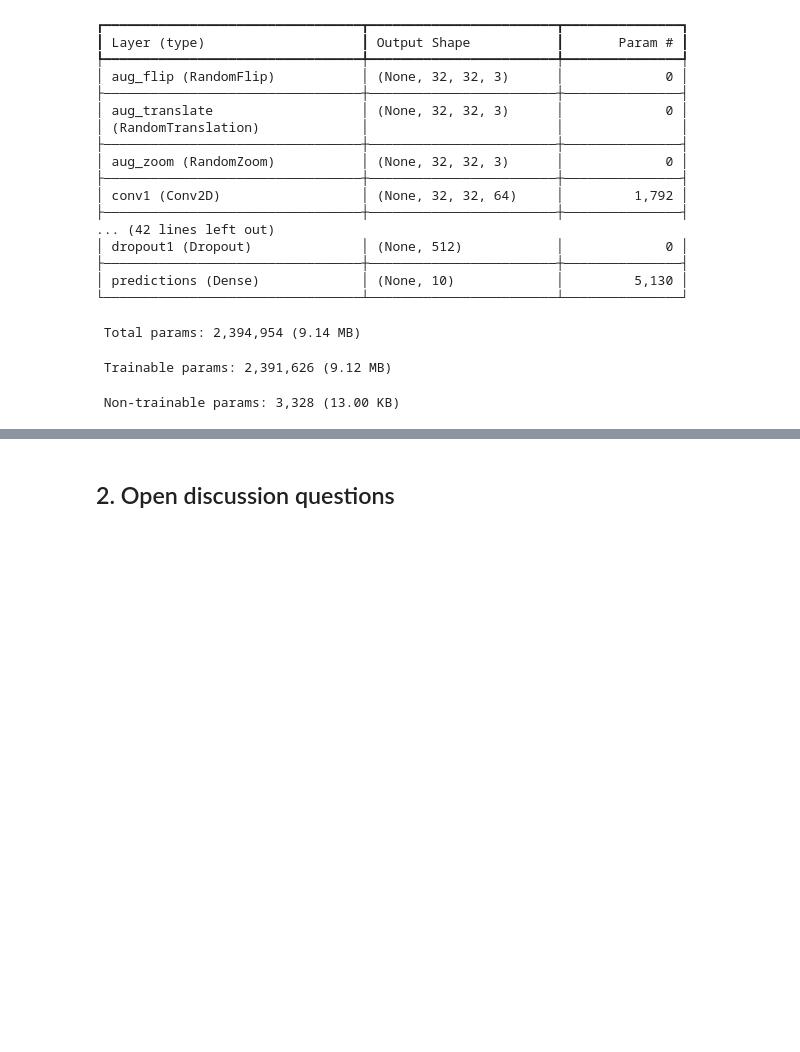
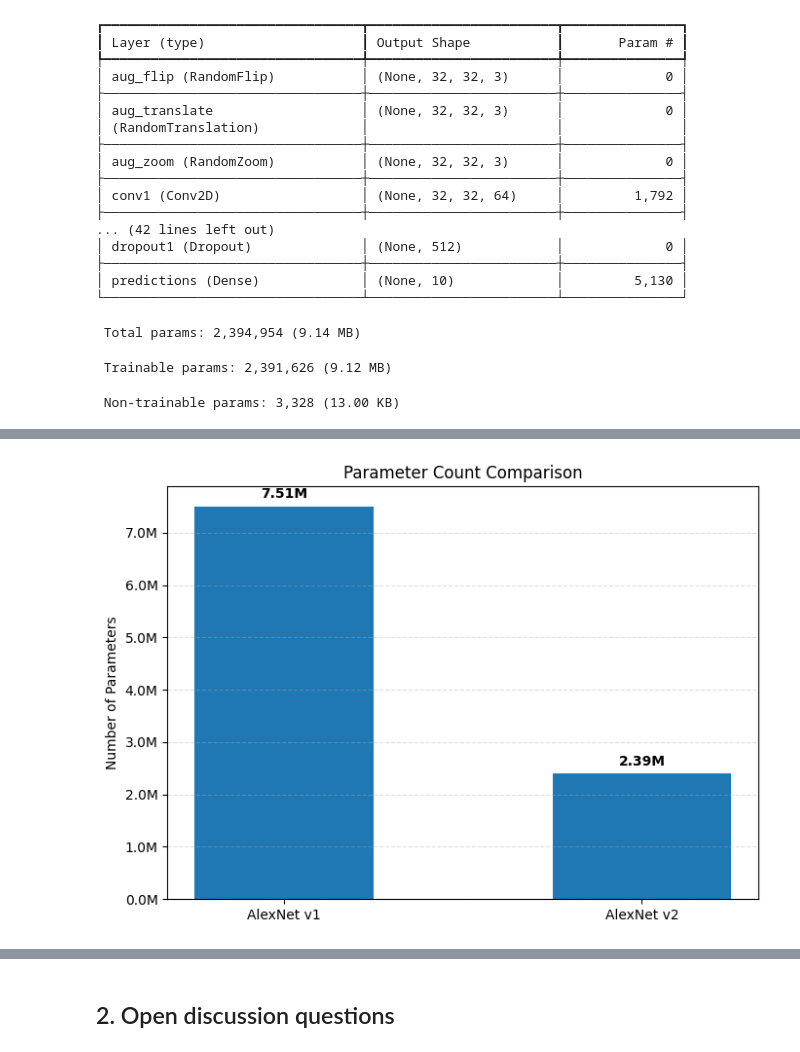
Before and after one commit to mintus2511/DL4AI_230167_Assignment_1, a Jupyter notebook: Assignment_1_Layers.ipynb, the cells around one changed output, grey strips where cells are left out. Saved outputs shown, nothing was run; the diff lists cells and outputs as text; code cells hidden in the pictures; blank space fills up the shorter version.

```diff
--- a/Assignment_1_Layers.ipynb
+++ b/Assignment_1_Layers.ipynb
@@ -708,0 +1230,35 @@ Epoch 30/30
+# %%
+# Parameter counts
+v1_params = 7506762
+v2_params = 2394954
+
+models = ['AlexNet v1', 'AlexNet v2']
+params = [v1_params, v2_params]
+
+plt.figure(figsize=(7,5))
+bars = plt.bar(models, params, width=0.5)
+
+plt.title("Parameter Count Comparison")
+plt.ylabel("Number of Parameters")
+plt.grid(axis='y', linestyle='--', alpha=0.4)
+
+# Format y-axis in millions
+plt.gca().yaxis.set_major_formatter(
+    plt.FuncFormatter(lambda x, _: f'{x/1e6:.1f}M')
+)
+
+# Add value labels
+for bar in bars:
+    height = bar.get_height()
+    plt.text(bar.get_x() + bar.get_width()/2,
+             height + 100000,
+             f"{height/1e6:.2f}M",
+             ha='center',
+             va='bottom',
+             fontsize=10,
+             fontweight='bold')
+
+plt.tight_layout()
+plt.show()
+# %% [output]
+[figure, added]
```
Also changed, not shown: parts of 49 cells of this notebook.
